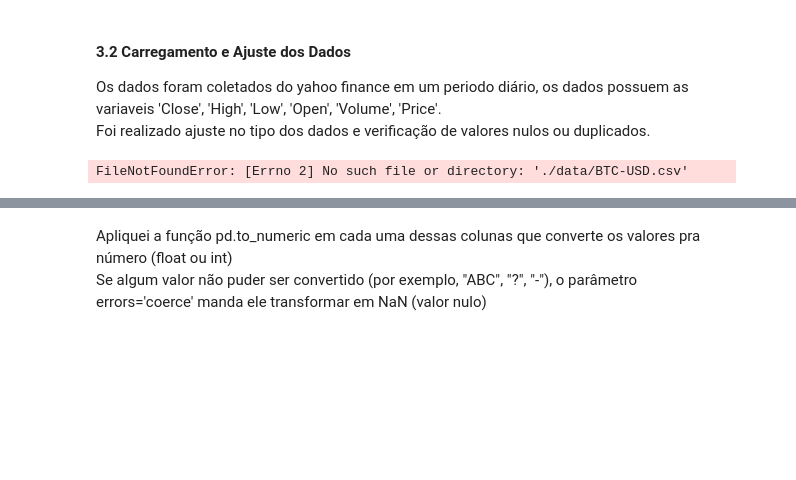
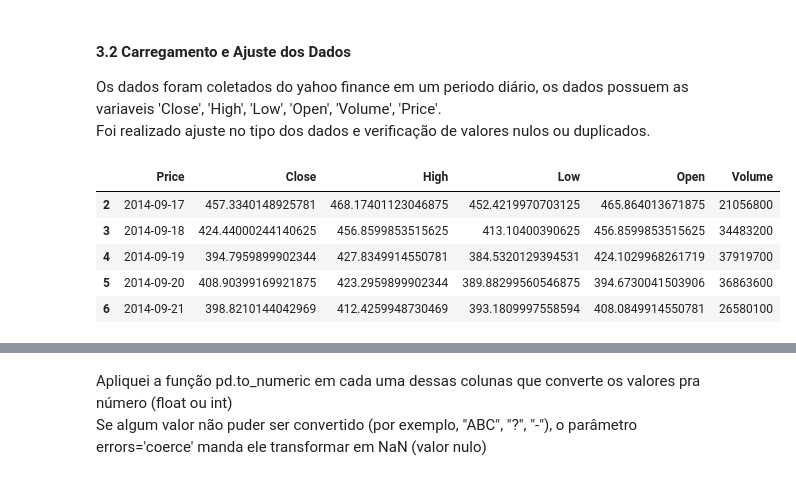
Before and after one commit to gusdiaso/crypto_predict, a Jupyter notebook: bitcoin.ipynb, the cells around one changed output, grey strips where cells are left out. Saved outputs shown, nothing was run; the diff lists cells and outputs as text; code cells hidden in the pictures; blank space fills up the shorter version.

```diff
--- a/bitcoin.ipynb
+++ b/bitcoin.ipynb
@@ -49,10 +49,15 @@ from keras.metrics import RootMeanSquaredError
 Os dados foram coletados do yahoo finance em um periodo diário, os dados possuem as variaveis 'Close', 'High', 'Low', 'Open', 'Volume', 'Price'.<br>
 Foi realizado ajuste no tipo dos dados e verificação de valores nulos ou duplicados.
 # %%
-data = pd.read_csv('./data/BTC-USD.csv')
+data = pd.read_csv('./data/raw/BTC-USD.csv')
 data = data.iloc[2:,:]
 data.head(5)
 # %% [output]
-FileNotFoundError: [Errno 2] No such file or directory: './data/BTC-USD.csv'
+|  | Price | Close | High | Low | Open | Volume |
+| 2 | 2014-09-17 | 457.3340148925781 | 468.17401123046875 | 452.4219970703125 | 465.864013671875 | 21056800 |
+| 3 | 2014-09-18 | 424.44000244140625 | 456.8599853515625 | 413.10400390625 | 456.8599853515625 | 34483200 |
+| 4 | 2014-09-19 | 394.7959899902344 | 427.8349914550781 | 384.5320129394531 | 424.1029968261719 | 37919700 |
+| 5 | 2014-09-20 | 408.90399169921875 | 423.2959899902344 | 389.88299560546875 | 394.6730041503906 | 36863600 |
+| 6 | 2014-09-21 | 398.8210144042969 | 412.4259948730469 | 393.1809997558594 | 408.0849914550781 | 26580100 |
 # %%
 data.info()
```
Also changed, not shown: parts of 36 cells of this notebook.
